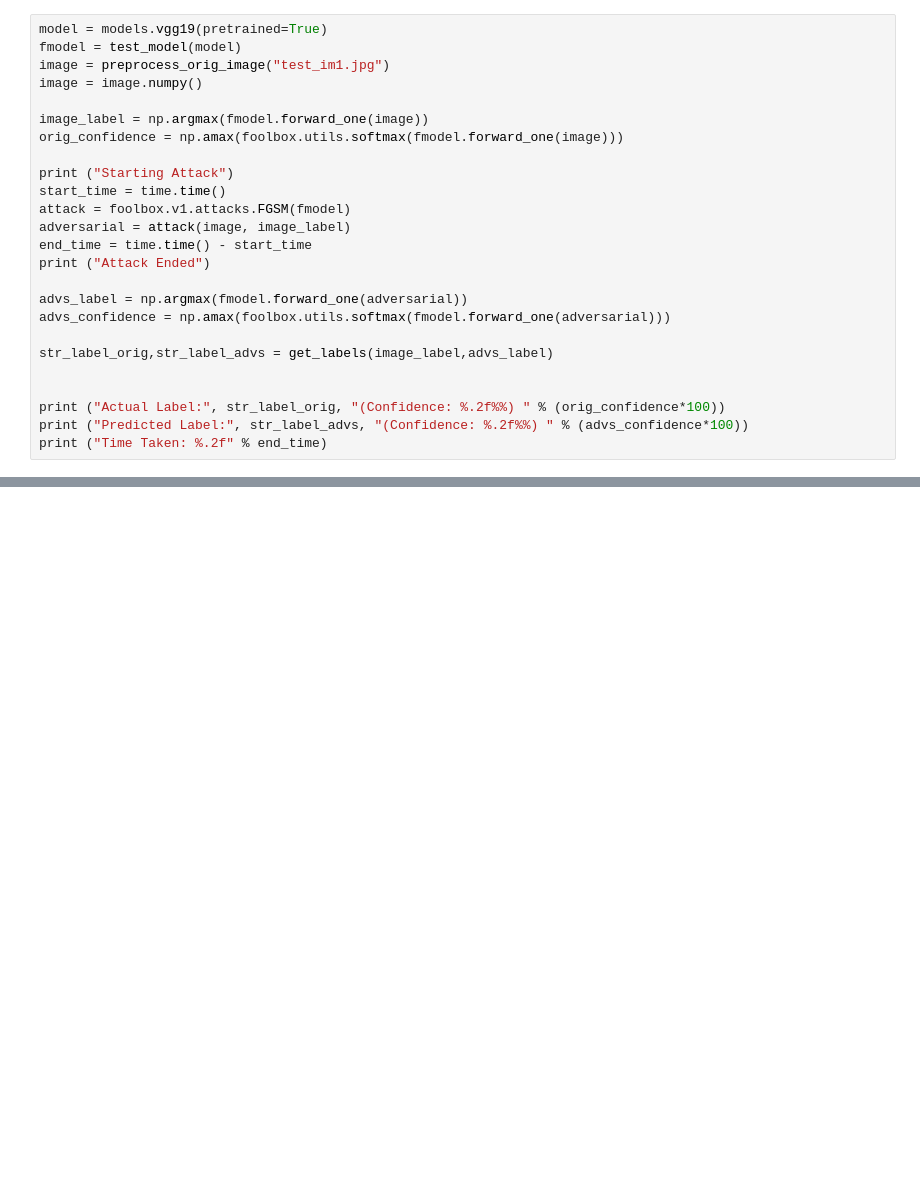
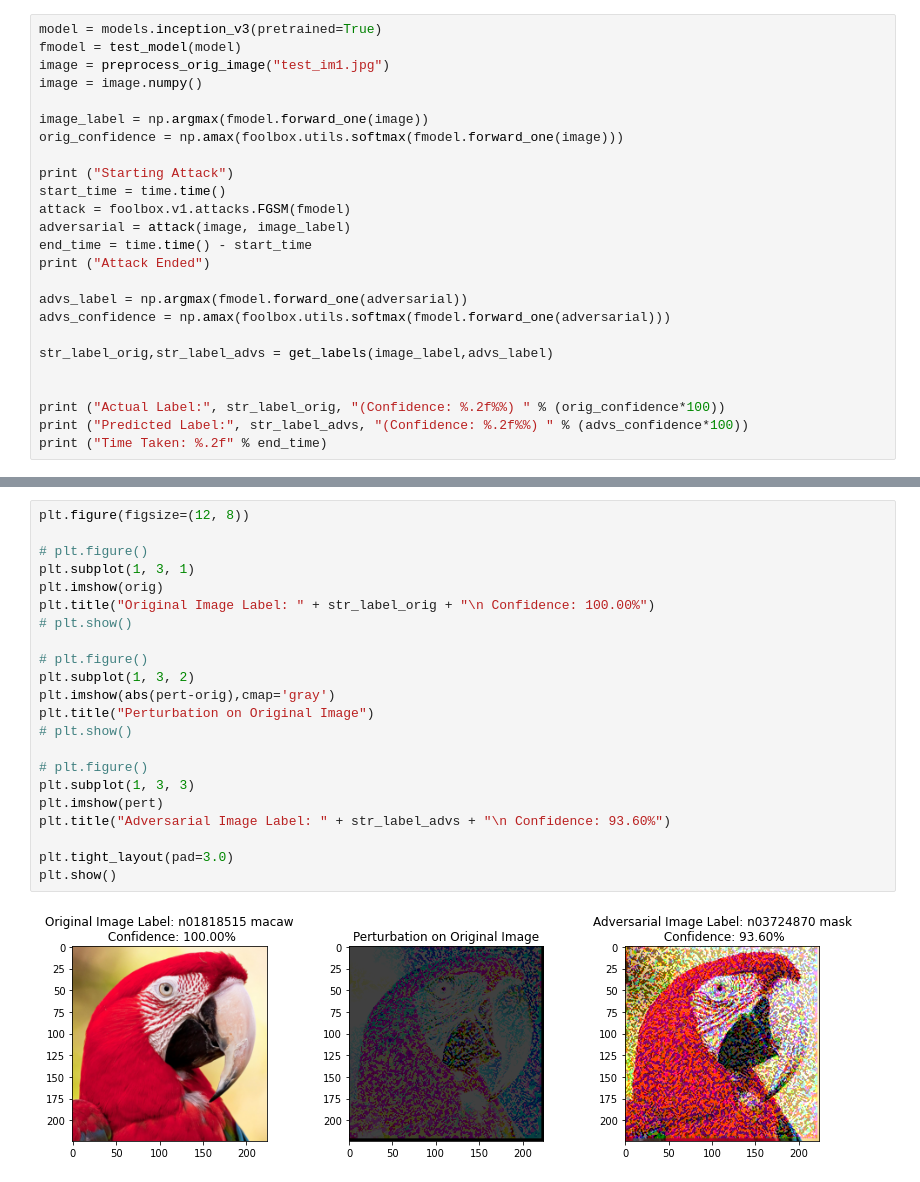
Before and after one commit to SafiyaJan/Attacking-Neural-Networks, a Jupyter notebook: FGSM_Single.ipynb, the cells around one changed output, grey strips where cells are left out. Cells and saved outputs as stored; diff of their text form; blank space fills up the shorter version.

```diff
--- a/FGSM_Single.ipynb
+++ b/FGSM_Single.ipynb
@@ -67,6 +93,6 @@ def mse(imageA, imageB):
     return err
 # %%
-model = models.vgg19(pretrained=True)
+model = models.inception_v3(pretrained=True)
 fmodel = test_model(model)
 image = preprocess_orig_image("test_im1.jpg")
 image = image.numpy()
@@ -106,0 +132,24 @@ print (calculate_cossim(orig,pert))
+# %%
+plt.figure(figsize=(12, 8))
+
+# plt.figure()
+plt.subplot(1, 3, 1)
+plt.imshow(orig)
+plt.title("Original Image Label: " + str_label_orig + "\n Confidence: 100.00%")
+# plt.show()
+
+# plt.figure()
+plt.subplot(1, 3, 2)
+plt.imshow(abs(pert-orig),cmap='gray')
+plt.title("Perturbation on Original Image")
+# plt.show()
+
+# plt.figure()
+plt.subplot(1, 3, 3)
+plt.imshow(pert)
+plt.title("Adversarial Image Label: " + str_label_advs + "\n Confidence: 93.60%")
+
+plt.tight_layout(pad=3.0)
+plt.show()
+# %% [output]
+[figure, added]
```
Also changed, not shown: parts of 5 cells of this notebook.
